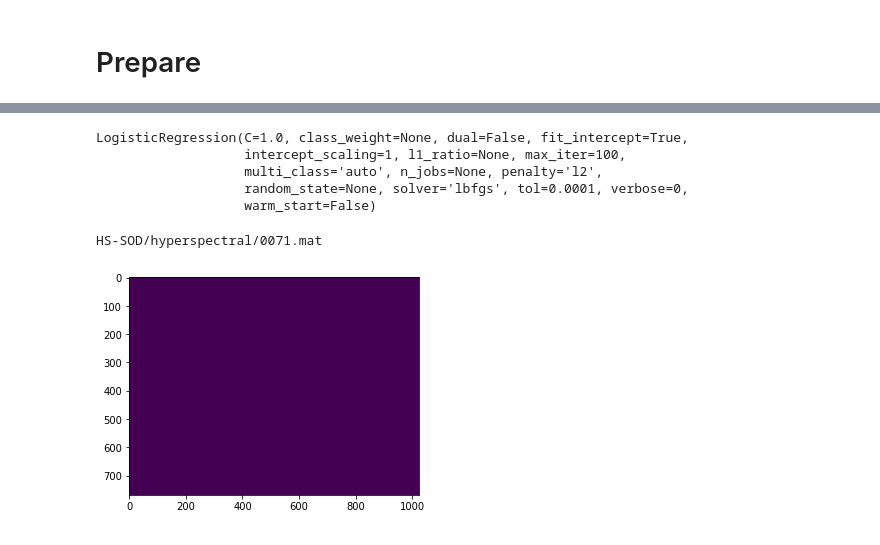
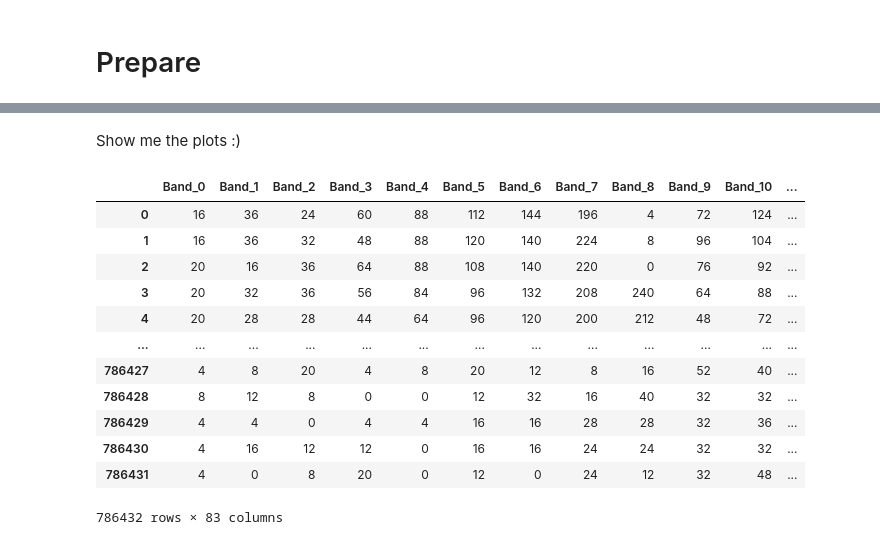
Before and after one commit to Sahanave/WomenWhoCodeHSIDemo, a Jupyter notebook: HSIDemo.ipynb, the cells around one changed output, grey strips where cells are left out. Saved outputs shown, nothing was run; the diff lists cells and outputs as text; code cells hidden in the pictures.

```diff
--- a/HSIDemo.ipynb
+++ b/HSIDemo.ipynb
@@ -184,22 +140,23 @@ print(set(Training_set_Y))
-# %%
-clf = LogisticRegression()
-clf.fit(Training_set_X,y=Training_set_Y)
-# %% [output]
-LogisticRegression(C=1.0, class_weight=None, dual=False, fit_intercept=True,
-                   intercept_scaling=1, l1_ratio=None, max_iter=100,
-                   multi_class='auto', n_jobs=None, penalty='l2',
-                   random_state=None, solver='lbfgs', tol=0.0001, verbose=0,
-                   warm_start=False)
-# %%
-with h5py.File('HS-SOD/hyperspectral/0008.mat', 'r') as f:
-        data = np.array(f['hypercube'])
-        data = np.swapaxes(data,0,2)
-result = np.zeros((data.shape[0],data.shape[1]),dtype=np.uint8)
-for i in range(data.shape[0]):
-  for j in range(data.shape[1]):
-    result[i,j] = clf.predict(data[i,j,:].reshape(1,-1))
-plt.imshow(result)
-plt.show()
-# %% [output]
-HS-SOD/hyperspectral/0071.mat
-[figure, removed]
+# %% [markdown]
+Show me the plots :)
+# %%
+ New_data = pd.DataFrame(Training_set_X,columns=['Band_'+str(i) for i in range(81)])
+# %%
+New_data['Filename'] = filenames
+New_data ['Label'] = Training_set_Y
+# %%
+display(New_data)
+# %% [output]
+|  | Band_0 | Band_1 | Band_2 | Band_3 | Band_4 | Band_5 | Band_6 | Band_7 | Band_8 | Band_9 | Band_10 | ... |
+| 0 | 16 | 36 | 24 | 60 | 88 | 112 | 144 | 196 | 4 | 72 | 124 | ... |
+| 1 | 16 | 36 | 32 | 48 | 88 | 120 | 140 | 224 | 8 | 96 | 104 | ... |
+| 2 | 20 | 16 | 36 | 64 | 88 | 108 | 140 | 220 | 0 | 76 | 92 | ... |
+| 3 | 20 | 32 | 36 | 56 | 84 | 96 | 132 | 208 | 240 | 64 | 88 | ... |
+| 4 | 20 | 28 | 28 | 44 | 64 | 96 | 120 | 200 | 212 | 48 | 72 | ... |
+| ... | ... | ... | ... | ... | ... | ... | ... | ... | ... | ... | ... | ... |
+| 786427 | 4 | 8 | 20 | 4 | 8 | 20 | 12 | 8 | 16 | 52 | 40 | ... |
+| 786428 | 8 | 12 | 8 | 0 | 0 | 12 | 32 | 16 | 40 | 32 | 32 | ... |
+| 786429 | 4 | 4 | 0 | 4 | 4 | 16 | 16 | 28 | 28 | 32 | 36 | ... |
+| 786430 | 4 | 16 | 12 | 12 | 0 | 16 | 16 | 24 | 24 | 32 | 32 | ... |
+| 786431 | 4 | 0 | 8 | 20 | 0 | 12 | 0 | 24 | 12 | 32 | 48 | ... |
+786432 rows × 83 columns
```
Also changed, not shown: parts of 17 cells of this notebook.
